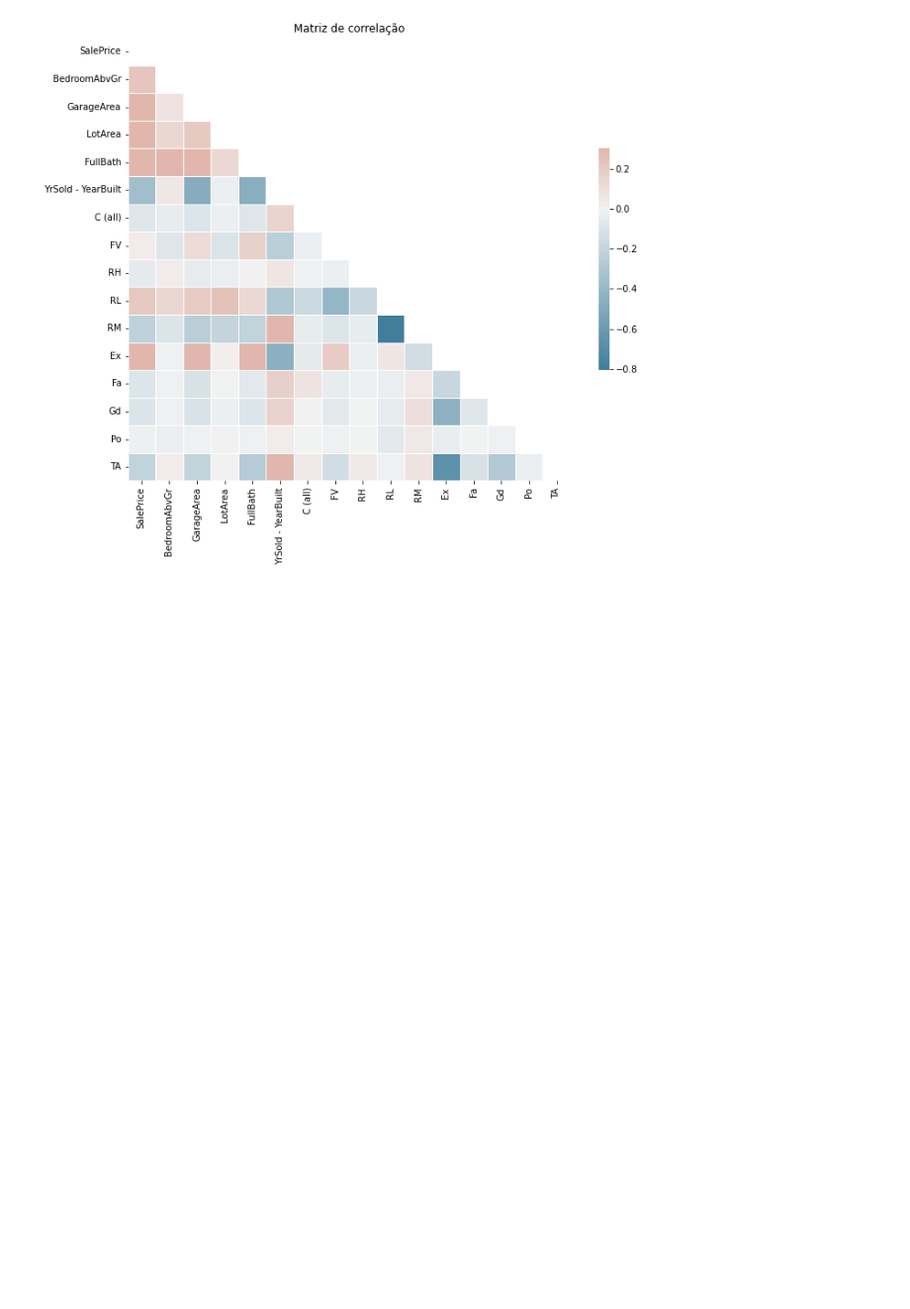
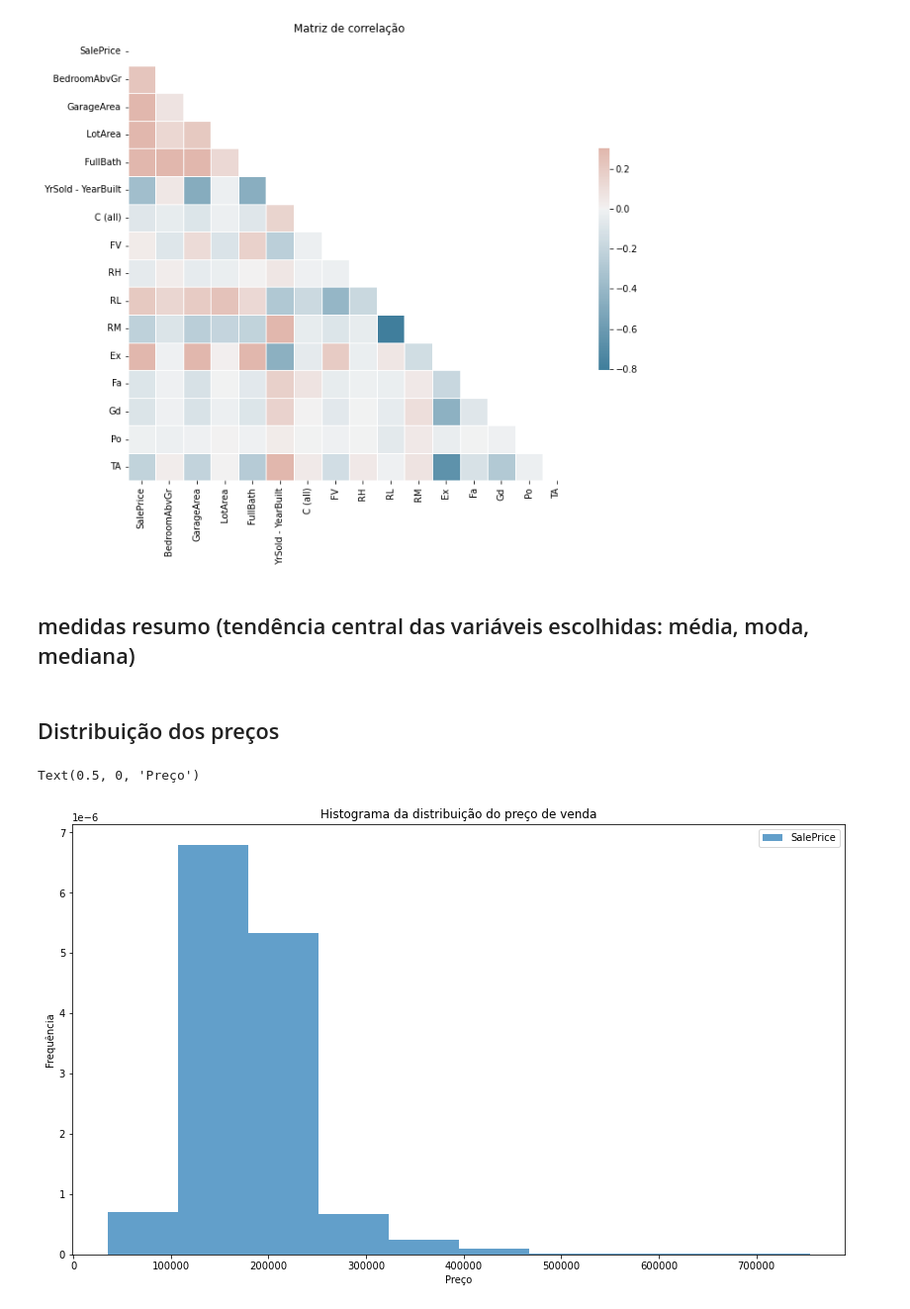
Before and after one commit to fabioheiji/mqaa, a Jupyter notebook: Analises_Descritivas.ipynb, the cells around one changed output. Shown at 99% size. Saved outputs shown, nothing was run; the diff lists cells and outputs as text; code cells hidden in the pictures; blank space fills up the shorter version.

```diff
--- a/Analises_Descritivas.ipynb
+++ b/Analises_Descritivas.ipynb
@@ -178,3 +180,5 @@ plt.title('Matriz de correlação')
 plt.show()
 # %% [output]
 [figure]
+# %% [markdown]
+## medidas resumo (tendência central das variáveis escolhidas: média, moda, mediana)
@@ -180,0 +187,12 @@ plt.show()
+# %% [markdown]
+## Distribuição dos preços
+# %%
+contagem, tam_coluna = np.histogram(base_dummy['SalePrice'])
+
+base_dummy[['SalePrice']].plot(kind='hist', alpha=0.7, density=True, figsize=(14,8))
+plt.title('Histograma da distribuição do preço de venda')
+plt.ylabel('Frequência')
+plt.xlabel('Preço')
+# %% [output]
+Text(0.5, 0, 'Preço')
+[figure, added]
```
Also changed, not shown: parts of 18 cells of this notebook.
